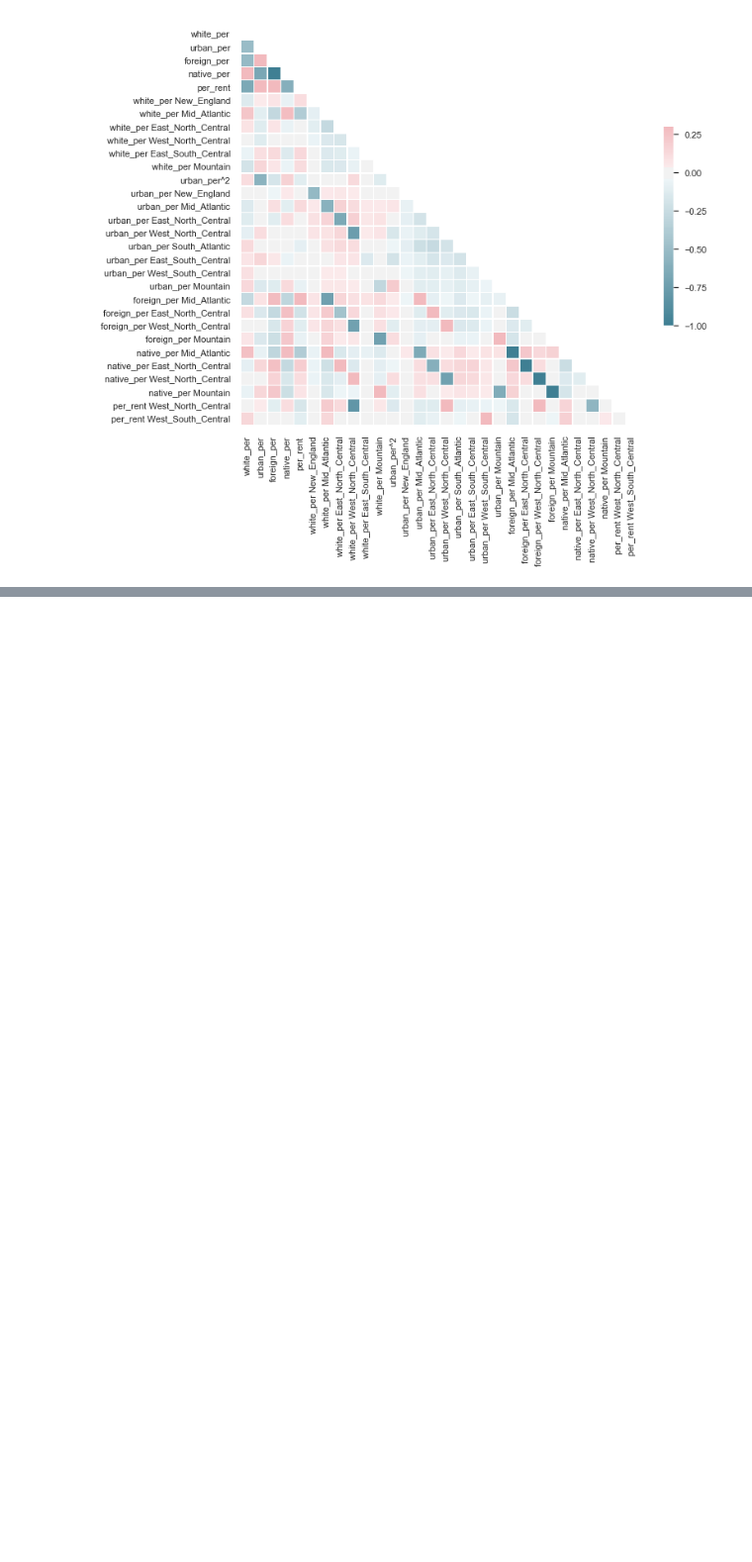
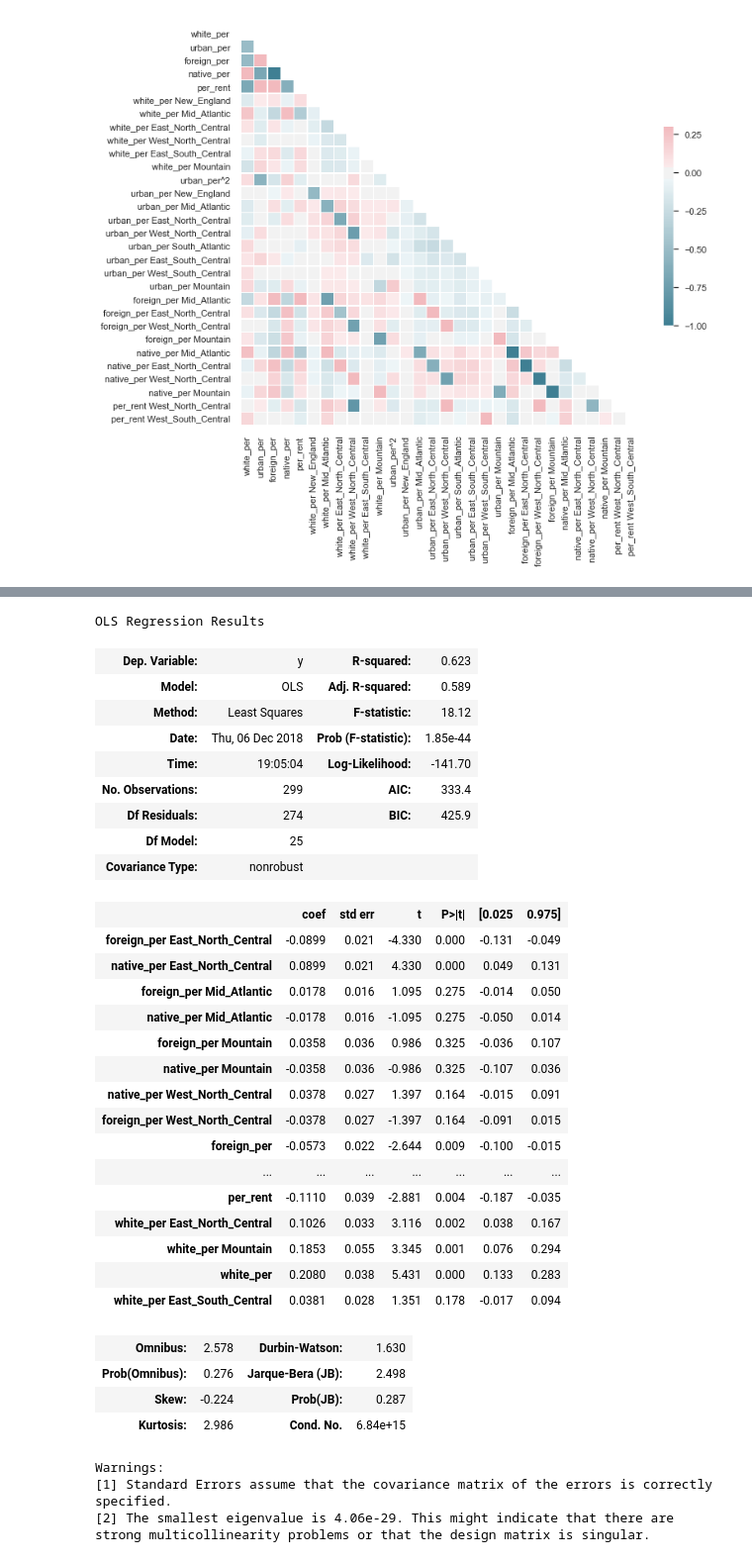
Before and after one commit to scbronder/state_predictor, a Jupyter notebook: mod2_v2.ipynb, the cells around one changed output, grey strips where cells are left out. Shown at 99% size. Drawn from its saved outputs; the diff is of its cells as text; code cells hidden in the pictures; blank space fills up the shorter version.

Commit message:
model testing

```diff
--- a/mod2_v2.ipynb
+++ b/mod2_v2.ipynb
@@ -1355,2 +1357,2 @@ rankings[:30]
 # %%
-final_columns = [item[1] for item in rankings[0:15]]
+final_columns = [item[1] for item in rankings[0:35]]
@@ -1393,0 +1412,41 @@ sns.heatmap(corr, mask=mask, cmap=cmap, vmax=.3, center=0,
+# %%
+X= features_selected_train[final_columns]
+y= list(y_train)
+model = smf.OLS(y, X).fit()
+predictions = model.predict(X)
+model.summary()
+# %% [output]
+OLS Regression Results
+| Dep. Variable: | y | R-squared: | 0.623 |
+| Model: | OLS | Adj. R-squared: | 0.589 |
+| Method: | Least Squares | F-statistic: | 18.12 |
+| Date: | Thu, 06 Dec 2018 | Prob (F-statistic): | 1.85e-44 |
+| Time: | 19:05:04 | Log-Likelihood: | -141.70 |
+| No. Observations: | 299 | AIC: | 333.4 |
+| Df Residuals: | 274 | BIC: | 425.9 |
+| Df Model: | 25 |  |  |
+| Covariance Type: | nonrobust |  |  |
+|  | coef | std err | t | P>|t| | [0.025 | 0.975] |
+| foreign_per East_North_Central | -0.0899 | 0.021 | -4.330 | 0.000 | -0.131 | -0.049 |
+| native_per East_North_Central | 0.0899 | 0.021 | 4.330 | 0.000 | 0.049 | 0.131 |
+| foreign_per Mid_Atlantic | 0.0178 | 0.016 | 1.095 | 0.275 | -0.014 | 0.050 |
+| native_per Mid_Atlantic | -0.0178 | 0.016 | -1.095 | 0.275 | -0.050 | 0.014 |
+| foreign_per Mountain | 0.0358 | 0.036 | 0.986 | 0.325 | -0.036 | 0.107 |
+| native_per Mountain | -0.0358 | 0.036 | -0.986 | 0.325 | -0.107 | 0.036 |
+| native_per West_North_Central | 0.0378 | 0.027 | 1.397 | 0.164 | -0.015 | 0.091 |
+| foreign_per West_North_Central | -0.0378 | 0.027 | -1.397 | 0.164 | -0.091 | 0.015 |
+| foreign_per | -0.0573 | 0.022 | -2.644 | 0.009 | -0.100 | -0.015 |
+| ... | ... | ... | ... | ... | ... | ... |
+| per_rent | -0.1110 | 0.039 | -2.881 | 0.004 | -0.187 | -0.035 |
+| white_per East_North_Central | 0.1026 | 0.033 | 3.116 | 0.002 | 0.038 | 0.167 |
+| white_per Mountain | 0.1853 | 0.055 | 3.345 | 0.001 | 0.076 | 0.294 |
+| white_per | 0.2080 | 0.038 | 5.431 | 0.000 | 0.133 | 0.283 |
+| white_per East_South_Central | 0.0381 | 0.028 | 1.351 | 0.178 | -0.017 | 0.094 |
+| Omnibus: | 2.578 | Durbin-Watson: | 1.630 |
+| Prob(Omnibus): | 0.276 | Jarque-Bera (JB): | 2.498 |
+| Skew: | -0.224 | Prob(JB): | 0.287 |
+| Kurtosis: | 2.986 | Cond. No. | 6.84e+15 |
+Warnings:
+[1] Standard Errors assume that the covariance matrix of the errors is correctly specified.
+[2] The smallest eigenvalue is 4.06e-29. This might indicate that there are
+strong multicollinearity problems or that the design matrix is singular.
```
Also changed, not shown: parts of 5 cells of this notebook.
